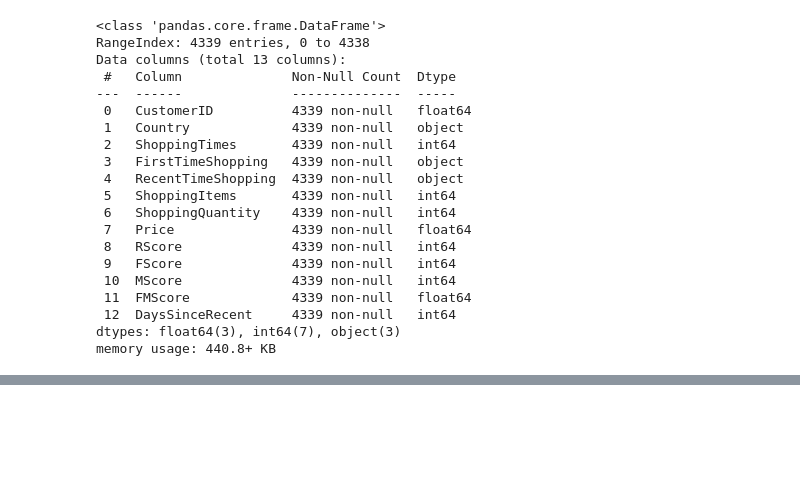
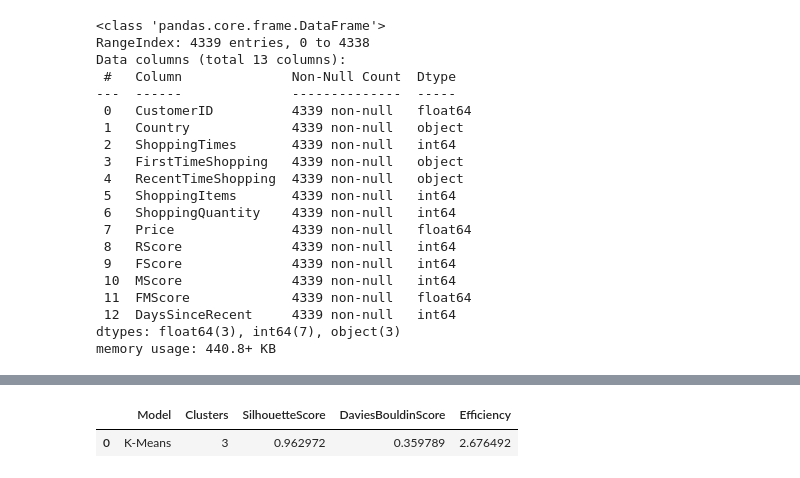
Before and after one commit to Komsan-Kongwongsupak/customers-segmentation, a Jupyter notebook: customers-segmentation.ipynb, the cells around one changed output, grey strips where cells are left out. Drawn from its saved outputs; the diff is of its cells as text; code cells hidden in the pictures; blank space fills up the shorter version.

```diff
--- a/customers-segmentation.ipynb
+++ b/customers-segmentation.ipynb
@@ -423,0 +437,7 @@ X_dbscan['Group'] = [y + 1 for y in y_dbscan.labels_]
+# %%
+df_eval_result['Efficiency'] = df_eval_result[['SilhouetteScore', 'DaviesBouldinScore']].apply(lambda x: abs(x[0]) / x[1], axis=1)
+
+df_eval_result[df_eval_result['Efficiency'] == df_eval_result['Efficiency'].max()]
+# %% [output]
+|  | Model | Clusters | SilhouetteScore | DaviesBouldinScore | Efficiency |
+| 0 | K-Means | 3 | 0.962972 | 0.359789 | 2.676492 |
```
Also changed, not shown: parts of 8 cells of this notebook.
